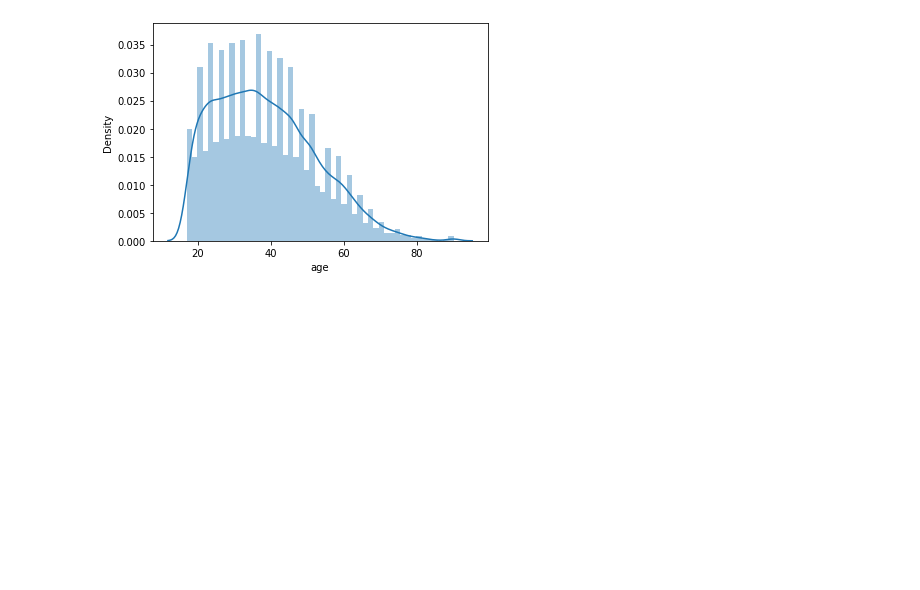
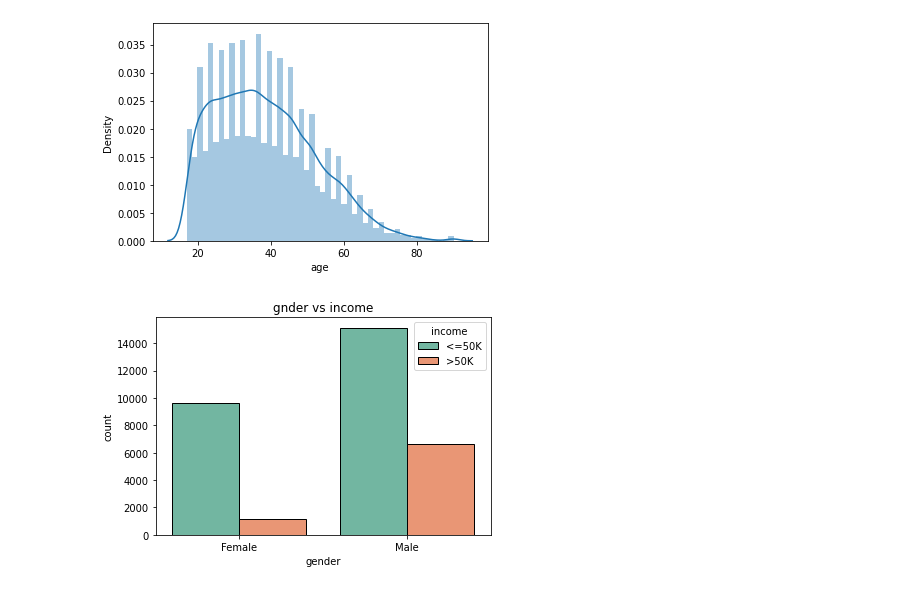
Before and after one commit to AmbaliAnjane/DataScientist-Analyst_projects, a Jupyter notebook: uci_census_data.ipynb, the cells around one changed output. Drawn from its saved outputs; the diff is of its cells as text; code cells hidden in the pictures; blank space fills up the shorter version.

```diff
--- a/uci_census_data.ipynb
+++ b/uci_census_data.ipynb
@@ -118,3 +118,10 @@ sns.distplot(dataset['age'],kde=True) #univariat analysis
 # %% [output]
 <matplotlib.axes._subplots.AxesSubplot at 0x...>
 [figure]
+# %%
+ax=sns.countplot(dataset['sex'],hue=dataset['income'],edgecolor='k',palette='Set2')
+ax.set_title('gnder vs income')
+ax.set_xlabel('gender')
+plt.show()
+# %% [output]
+[figure, added]
```
Also changed, not shown: parts of 21 cells of this notebook.
